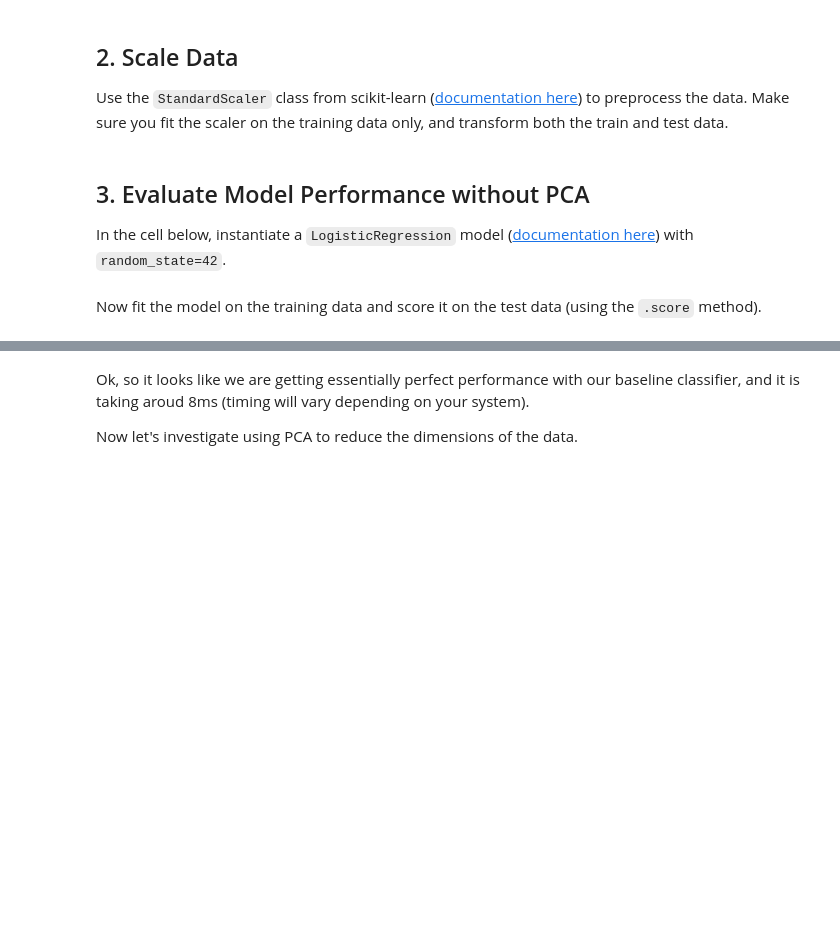
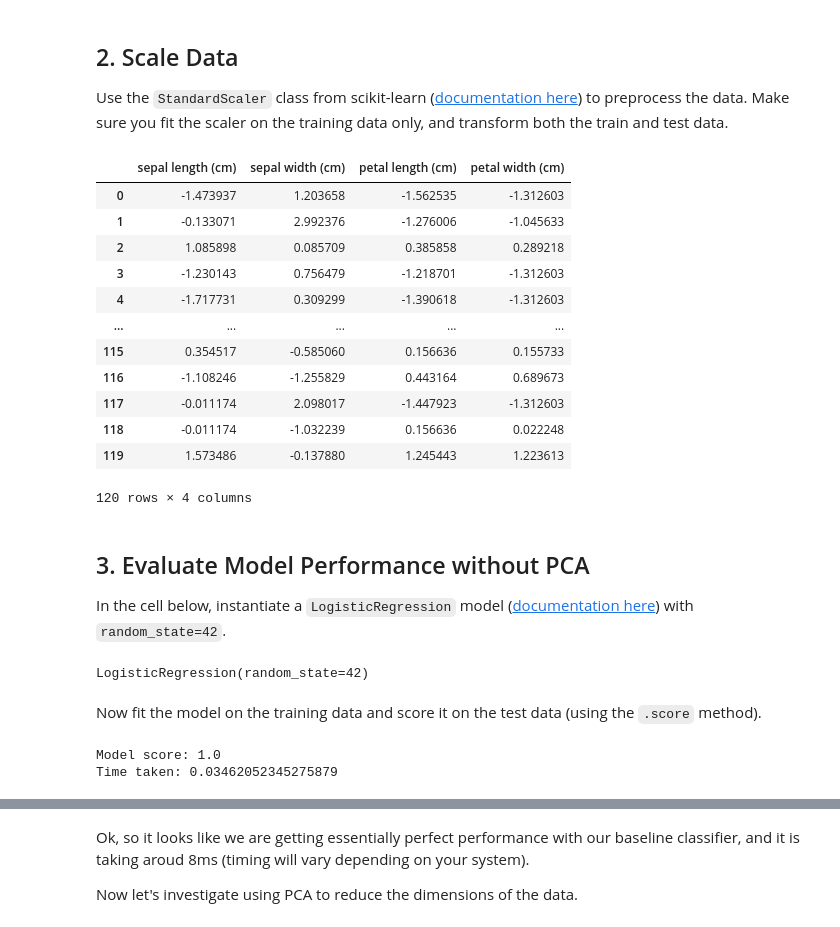
Before and after one commit to svijay25/dsc-ent-deloitte-paired-programming, a Jupyter notebook: Week_4/4.3-dimension-reduction.ipynb, the cells around one changed output, grey strips where cells are left out. Cells and saved outputs as stored; diff of their text form; code cells hidden in the pictures; blank space fills up the shorter version.

```diff
--- a/Week_4/4.3-dimension-reduction.ipynb
+++ b/Week_4/4.3-dimension-reduction.ipynb
@@ -108,8 +117,14 @@ Currently all of the data is contained in a dataframe called `df`, where the tar
 from sklearn.model_selection import train_test_split
 
 # Separate X and y
-X = None
-y = None
+X = df.drop(columns='target')
+y = df['target']
 
 # Perform train-test split with random_state=42
-X_train, X_test, y_train, y_test = None
+X_train, X_test, y_train, y_test = train_test_split(X, y, test_size=0.2, random_state=42)
+
+# Display the shapes of the resulting datasets to confirm the split
+print(f"X_train shape: {X_train.shape}")
+print(f"X_test shape: {X_test.shape}")
+print(f"y_train shape: {y_train.shape}")
+print(f"y_test shape: {y_test.shape}")
@@ -132,49 +152,76 @@ assert X_test.shape[0] == y_test.shape[0]
 
 Use the `StandardScaler` class from scikit-learn ([documentation here](https://scikit-learn.org/stable/modules/generated/sklearn.preprocessing.StandardScaler.html)) to preprocess the data. Make sure you fit the scaler on the training data only, and transform both the train and test data.
 # %%
+# Import the relevant function
 from sklearn.preprocessing import StandardScaler
 
 # Instantiate a scaler
-scaler = None
+scaler = StandardScaler()
 
 # Fit the scaler on X_train
-
+scaler.fit(X_train)
 
 # Transform X_train and X_test. Go ahead and reuse the variable names
 # "X_train" and "X_test" since we won't need the un-scaled data
-X_train = None
-X_test = None
+X_train = scaler.transform(X_train)
+X_test = scaler.transform(X_test)
 
 # Now the values should be scaled
 pd.DataFrame(X_train, columns=iris.feature_names)
+# %% [output]
+|  | sepal length (cm) | sepal width (cm) | petal length (cm) | petal width (cm) |
+| 0 | -1.473937 | 1.203658 | -1.562535 | -1.312603 |
+| 1 | -0.133071 | 2.992376 | -1.276006 | -1.045633 |
+| 2 | 1.085898 | 0.085709 | 0.385858 | 0.289218 |
+| 3 | -1.230143 | 0.756479 | -1.218701 | -1.312603 |
+| 4 | -1.717731 | 0.309299 | -1.390618 | -1.312603 |
+| ... | ... | ... | ... | ... |
+| 115 | 0.354517 | -0.585060 | 0.156636 | 0.155733 |
+| 116 | -1.108246 | -1.255829 | 0.443164 | 0.689673 |
+| 117 | -0.011174 | 2.098017 | -1.447923 | -1.312603 |
+| 118 | -0.011174 | -1.032239 | 0.156636 | 0.022248 |
+| 119 | 1.573486 | -0.137880 | 1.245443 | 1.223613 |
+120 rows × 4 columns
 # %% [markdown]
 ## 3. Evaluate Model Performance without PCA
 
 In the cell below, instantiate a `LogisticRegression` model ([documentation here](https://scikit-learn.org/stable/modules/generated/sklearn.linear_model.LogisticRegression.html)) with `random_state=42`.
 # %%
 # Import the relevant class
-
+from sklearn.linear_model import LogisticRegression
 
 # Instantiate the model with random_state=42
-baseline_model = None
+baseline_model = LogisticRegression(random_state=42)
+
+# Display the instantiated model
 baseline_model
+# %% [output]
+LogisticRegression(random_state=42)
 # %% [markdown]
 Now fit the model on the training data and score it on the test data (using the `.score` method).
 # %%
+# Import the relevant class
+from sklearn.linear_model import LogisticRegression
 import time
+
+# Instantiate the model with random_state=42
+baseline_model = LogisticRegression(random_state=42)
 
 start = time.time()
 
 # Fit the model on the training data
-
+baseline_model.fit(X_train, y_train)
 
 # Score the model on the test data
-baseline_model_score = None
+baseline_model_score = baseline_model.score(X_test, y_test)
 
 end = time.time()
 baseline_time_taken = end - start
 
 print("Model score:", baseline_model_score)
 print("Time taken:", baseline_time_taken)
+# %% [output]
+Model score: 1.0
+Time taken: 0.03462052345275879
 # %%
 baseline_model_score
```
Also changed, not shown: parts of 17 cells of this notebook.
